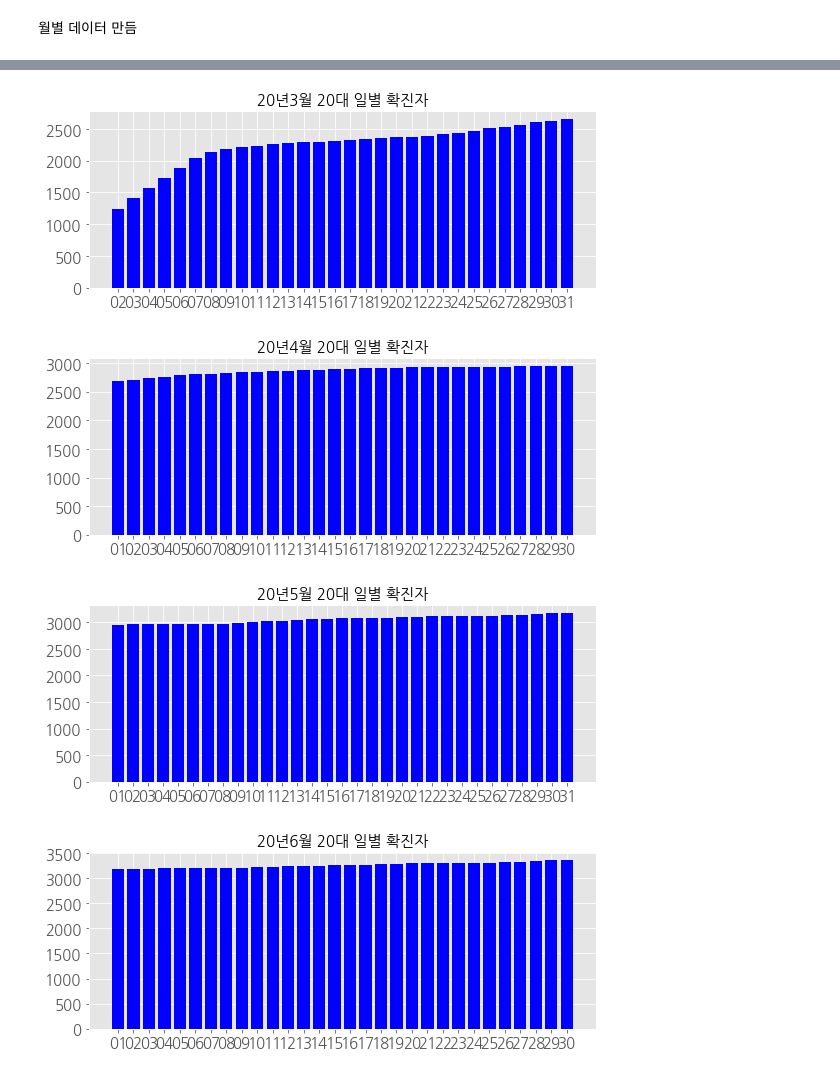
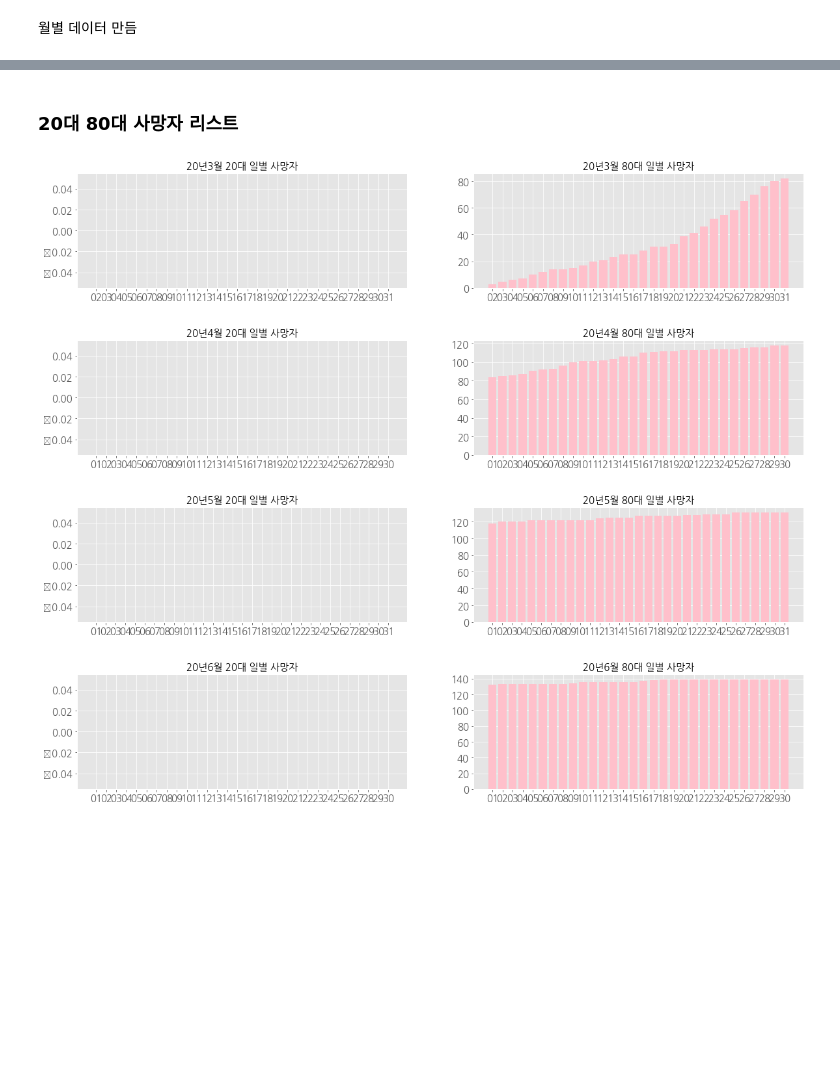
Before and after one commit to zoohoney/Python-Doing, a Jupyter notebook: CORONA-infographic.ipynb, the cells around one changed output, grey strips where cells are left out. Drawn from its saved outputs; the diff is of its cells as text; code cells hidden in the pictures; blank space fills up the shorter version.

```diff
--- a/CORONA-infographic.ipynb
+++ b/CORONA-infographic.ipynb
@@ -348,13 +345,11 @@ month_date_date.append(date)
 # %%
 import matplotlib.pyplot as plt
-
-#color_list=['r','g','b','c','m','y','k'] # 칼라 리스트
 
 for i in range(1,5):
     plt.figure(figsize= (20,15))
     plt.style.use('ggplot')      # 격자 무늬 스타일 지정
 
-    # 확진자 시각화
+    # 20대 확진자 시각화
     plt.subplot(4,2,2*i-1)
     title='20년'+str(i+2)+"월 20대 일별 확진자"
     plt.title(title,fontsize=15)
@@ -362,12 +357,16 @@ for i in range(1,5):
     plt.yticks( fontsize=15)
     for j in range(len(month_date_date[i-1])):
         plt.bar(month_date_date[i-1][j],month_date_confirmed[i-1][j],color='b')
-    plt.rc('legend', fontsize=20) # 라벨 사이즈
+    #plt.rc('legend', fontsize=20) # 라벨 사이즈
     #plt.legend()
 
+    # 80대 확진자 시각화
+    plt.subplot(4,2,i*2)
+    title='20년'+str(i+2)+"월 80대 일별 확진자"
+    plt.title(title,fontsize=15)
+    plt.xticks( fontsize=15)
+    plt.yticks( fontsize=15)
+    for j in range(len(month_date_date[i-1])):
+        plt.bar(month_date_date[i-1][j],month_date_confirmed80[i-1][j],color='pink')
+
 plt.show()
-# %% [output]
-[figure, removed]
-[figure, removed]
-[figure, removed]
-[figure, removed]
@@ -375,0 +373,2 @@ plt.show()
+# %% [markdown]
+### 20대 80대 사망자 리스트
@@ -375,0 +417,32 @@ plt.show()
+# %%
+# 20대 80대 사망자
+for i in range(1,5):
+    plt.figure(figsize= (20,15))
+    plt.style.use('ggplot')      # 격자 무늬 스타일 지정
+
+    # 20대 사망자 시각화
+    plt.subplot(4,2,2*i-1)
+    title='20년'+str(i+2)+"월 20대 일별 사망자"
+    plt.title(title,fontsize=15)
+    plt.xticks( fontsize=15)
+    plt.yticks( fontsize=15)
+    for j in range(len(month_date_date[i-1])):
+        plt.bar(month_date_date[i-1][j],month_date_deceased[i-1][j],color='b')
+    #plt.rc('legend', fontsize=20) # 라벨 사이즈
+    #plt.legend()
+
+    # 80대 사망자 시각화
+    plt.subplot(4,2,i*2)
+    title='20년'+str(i+2)+"월 80대 일별 사망자"
+    plt.title(title,fontsize=15)
+    plt.xticks( fontsize=15)
+    plt.yticks( fontsize=15)
+    for j in range(len(month_date_date[i-1])):
+        plt.bar(month_date_date[i-1][j],month_date_deceased80[i-1][j],color='pink')
+
+plt.show()
+# %% [output]
+[figure, added]
+[figure, added]
+[figure, added]
+[figure, added]
```
Also changed, not shown: parts of 12 cells of this notebook.
